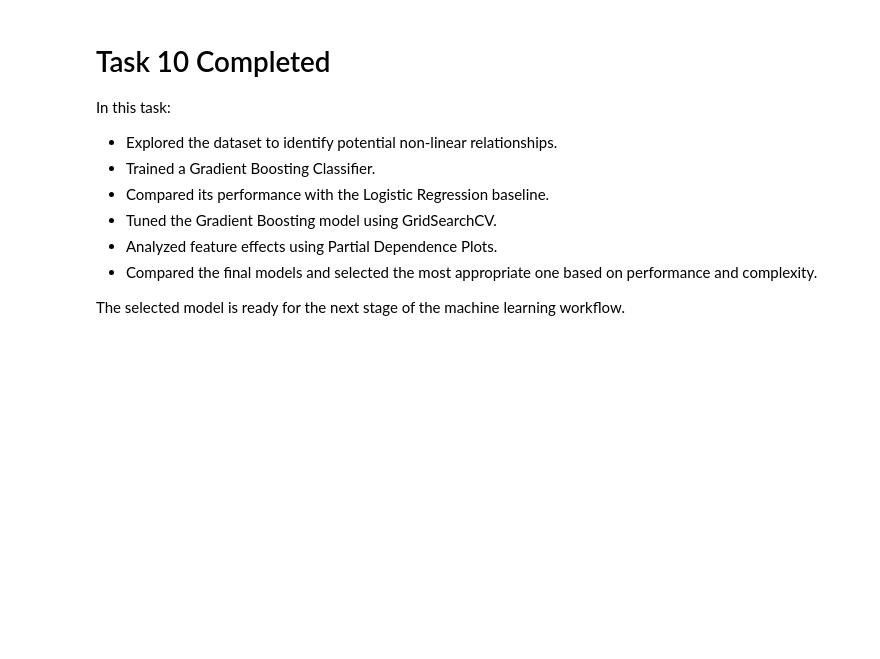
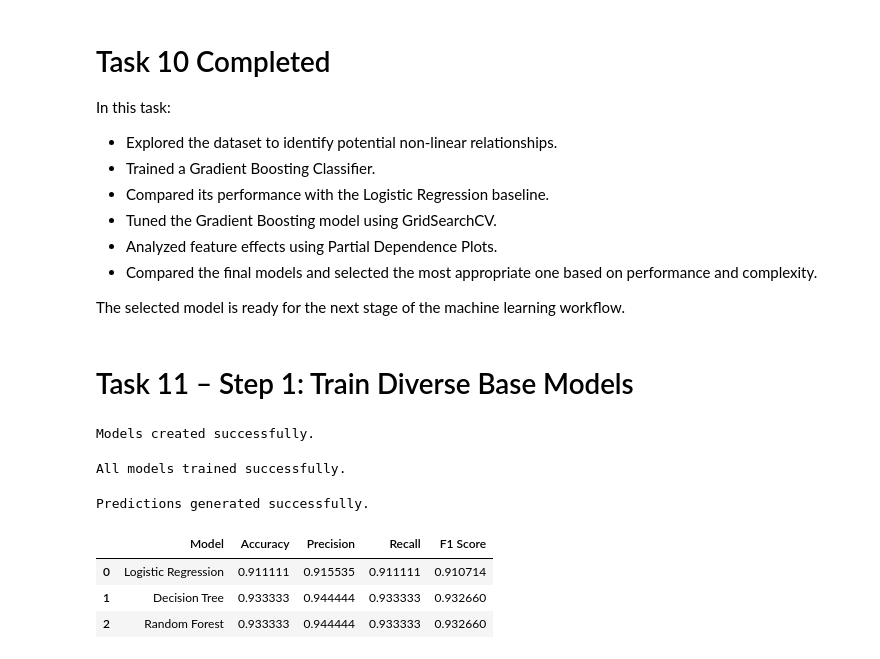
Before and after one commit to Kaushik0107/PlaceMux_Phase1, a Jupyter notebook: notebooks/starter.ipynb, the cells around one changed output. Drawn from its saved outputs; the diff is of its cells as text; code cells hidden in the pictures; blank space fills up the shorter version.

```diff
--- a/notebooks/starter.ipynb
+++ b/notebooks/starter.ipynb
@@ -3397,3 +3397,5 @@ In this task:
 - Compared the final models and selected the most appropriate one based on performance and complexity.
 
 The selected model is ready for the next stage of the machine learning workflow.
+# %% [markdown]
+# Task 11 – Step 1: Train Diverse Base Models
@@ -3399,0 +3413,72 @@ The selected model is ready for the next stage of the machine learning workflow.
+# %%
+log_model = LogisticRegression(
+    random_state=42,
+    max_iter=200
+)
+
+dt_model = DecisionTreeClassifier(
+    random_state=42
+)
+
+rf_model = RandomForestClassifier(
+    random_state=42
+)
+
+print("Models created successfully.")
+# %% [output]
+Models created successfully.
+# %%
+log_model.fit(X_train, y_train)
+
+dt_model.fit(X_train, y_train)
+
+rf_model.fit(X_train, y_train)
+
+print("All models trained successfully.")
+# %% [output]
+All models trained successfully.
+# %%
+log_predictions = log_model.predict(X_test)
+
+dt_predictions = dt_model.predict(X_test)
+
+rf_predictions = rf_model.predict(X_test)
+
+print("Predictions generated successfully.")
+# %% [output]
+Predictions generated successfully.
+# %%
+results = pd.DataFrame({
+    "Model": [
+        "Logistic Regression",
+        "Decision Tree",
+        "Random Forest"
+    ],
+    "Accuracy": [
+        accuracy_score(y_test, log_predictions),
+        accuracy_score(y_test, dt_predictions),
+        accuracy_score(y_test, rf_predictions)
+    ],
+    "Precision": [
+        precision_score(y_test, log_predictions, average="weighted"),
+        precision_score(y_test, dt_predictions, average="weighted"),
+        precision_score(y_test, rf_predictions, average="weighted")
+    ],
+    "Recall": [
+        recall_score(y_test, log_predictions, average="weighted"),
+        recall_score(y_test, dt_predictions, average="weighted"),
+        recall_score(y_test, rf_predictions, average="weighted")
+    ],
+    "F1 Score": [
+        f1_score(y_test, log_predictions, average="weighted"),
+        f1_score(y_test, dt_predictions, average="weighted"),
+        f1_score(y_test, rf_predictions, average="weighted")
+    ]
+})
+
+results
+# %% [output]
+|  | Model | Accuracy | Precision | Recall | F1 Score |
+| 0 | Logistic Regression | 0.911111 | 0.915535 | 0.911111 | 0.910714 |
+| 1 | Decision Tree | 0.933333 | 0.944444 | 0.933333 | 0.932660 |
+| 2 | Random Forest | 0.933333 | 0.944444 | 0.933333 | 0.932660 |
```
Also changed, not shown: parts of 48 cells of this notebook, 7 other files.
